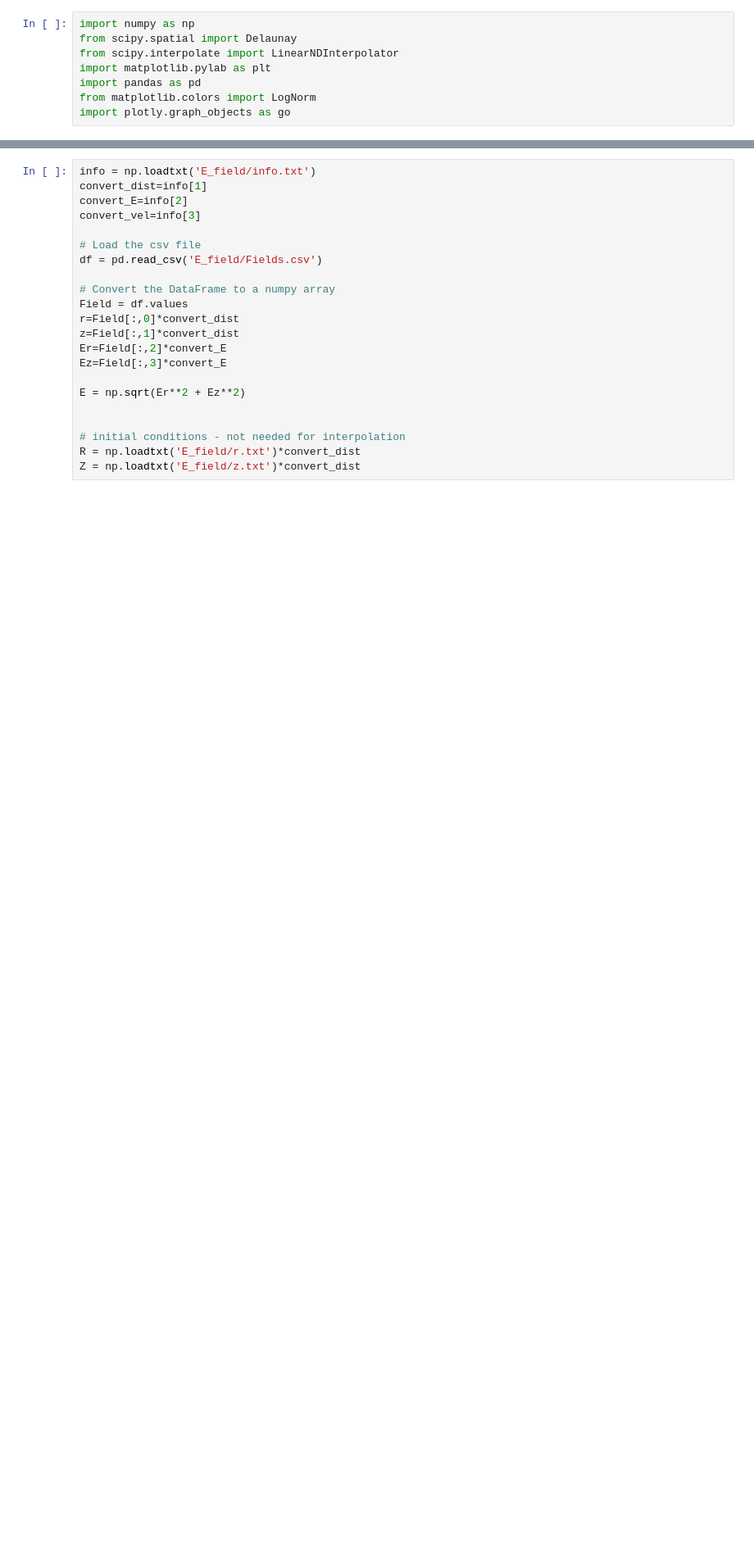
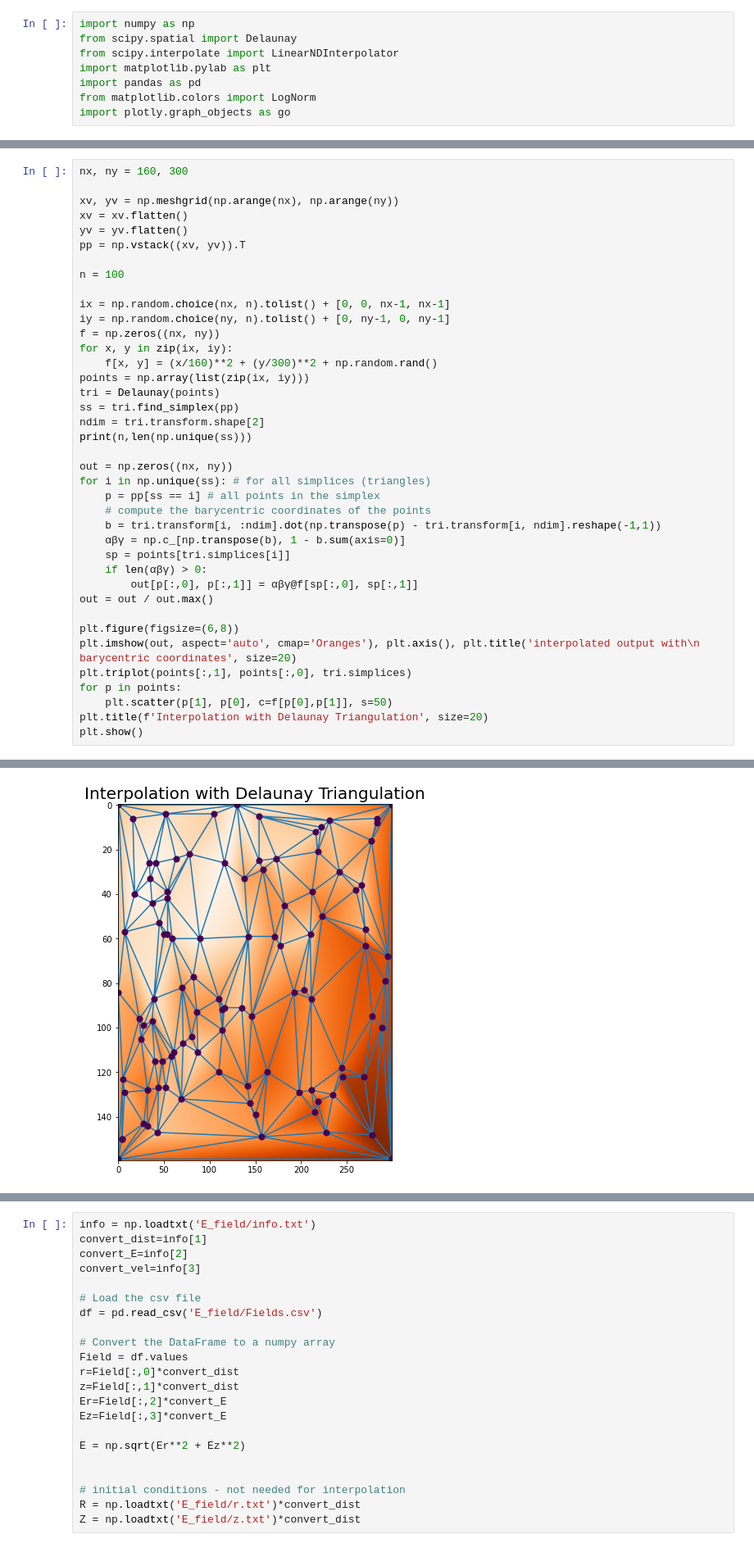
Before and after one commit to Rafid-Ben/Electrospray_DF_Py, a Jupyter notebook: interpolation.ipynb, the cells around one changed output, grey strips where cells are left out. Shown: that part at 82% size. Drawn from its saved outputs; the diff is of its cells as text; blank space fills up the shorter version.

```diff
--- a/interpolation.ipynb
+++ b/interpolation.ipynb
@@ -8,0 +11,40 @@ import plotly.graph_objects as go
+# %%
+nx, ny = 160, 300
+
+xv, yv = np.meshgrid(np.arange(nx), np.arange(ny))
+xv = xv.flatten()
+yv = yv.flatten()
+pp = np.vstack((xv, yv)).T
+
+n = 100
+
+ix = np.random.choice(nx, n).tolist() + [0, 0, nx-1, nx-1]
+iy = np.random.choice(ny, n).tolist() + [0, ny-1, 0, ny-1]
+f = np.zeros((nx, ny))
+for x, y in zip(ix, iy):
+    f[x, y] = (x/160)**2 + (y/300)**2 + np.random.rand()
+points = np.array(list(zip(ix, iy)))
+tri = Delaunay(points)
+ss = tri.find_simplex(pp)
+ndim = tri.transform.shape[2]
+print(n,len(np.unique(ss)))
+
+out = np.zeros((nx, ny))
+for i in np.unique(ss): # for all simplices (triangles)
+    p = pp[ss == i] # all points in the simplex
+    # compute the barycentric coordinates of the points
+    b = tri.transform[i, :ndim].dot(np.transpose(p) - tri.transform[i, ndim].reshape(-1,1))
+    αβγ = np.c_[np.transpose(b), 1 - b.sum(axis=0)]
+    sp = points[tri.simplices[i]]
+    if len(αβγ) > 0:
+        out[p[:,0], p[:,1]] = αβγ@f[sp[:,0], sp[:,1]]
+out = out / out.max()
+
+plt.figure(figsize=(6,8))
+plt.imshow(out, aspect='auto', cmap='Oranges'), plt.axis(), plt.title('interpolated output with\n barycentric coordinates', size=20)
+plt.triplot(points[:,1], points[:,0], tri.simplices)
+for p in points:
+    plt.scatter(p[1], p[0], c=f[p[0],p[1]], s=50)
+plt.title(f'Interpolation with Delaunay Triangulation', size=20)
+plt.show()
+# %% [output]
@@ -8,0 +52 @@ import plotly.graph_objects as go
+[figure, added]
```
Also changed, not shown: parts of 34 cells of this notebook.
